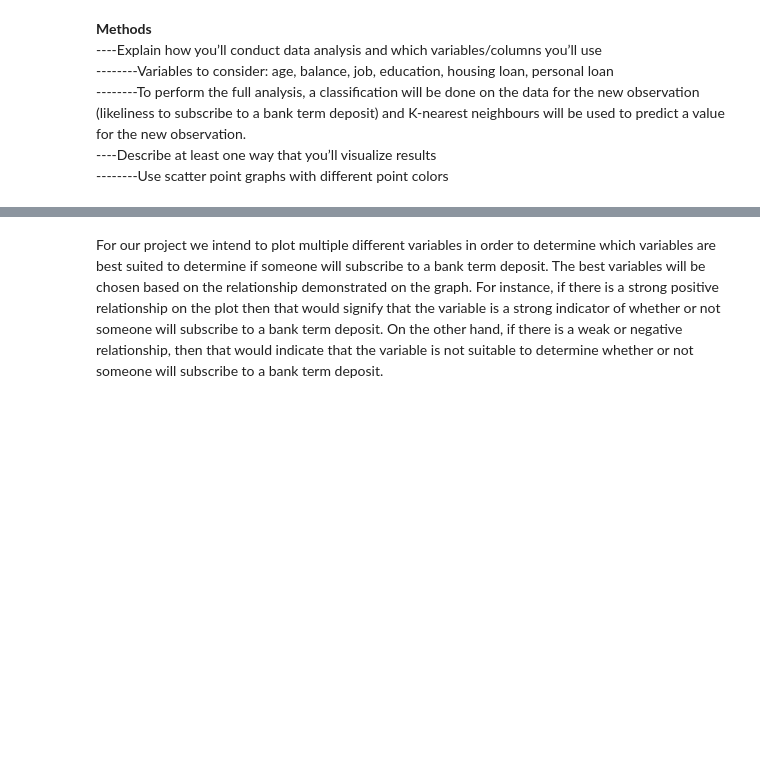
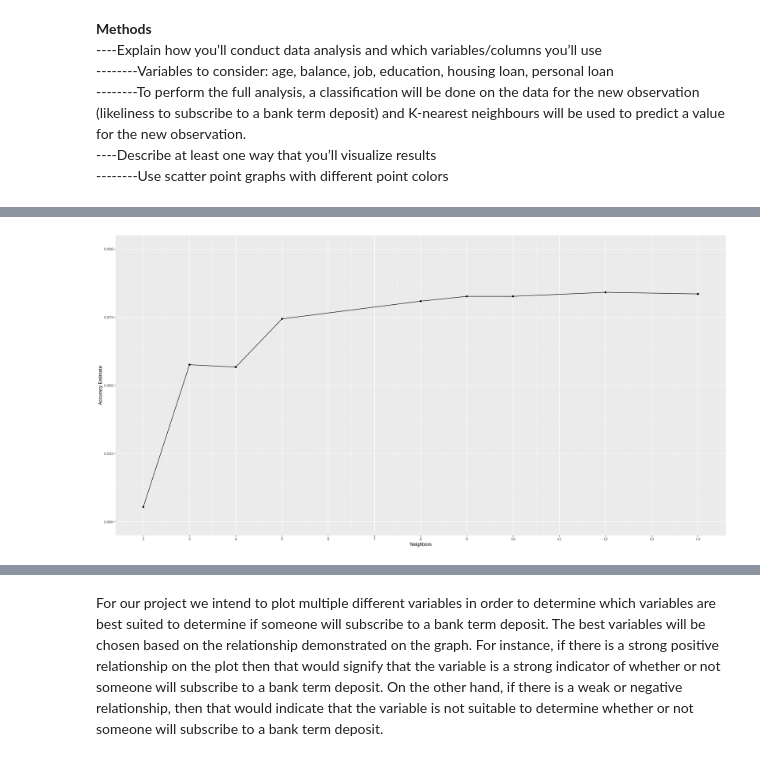
Before and after one commit to Kyungmin725/group34, a Jupyter notebook: group-project34.ipynb, the cells around one changed output, grey strips where cells are left out. Drawn from its saved outputs; the diff is of its cells as text; code cells hidden in the pictures; blank space fills up the shorter version.

```diff
--- a/group-project34.ipynb
+++ b/group-project34.ipynb
@@ -131,0 +269,22 @@ This is a sample plot demonstrating the relationship between age and yearly bala
+# %%
+set.seed(999)
+
+# We would like to choose a better K value for our K-neighbour classification model,
+# so we perform the cross-validation method on our training set.
+# We choose to perform 5-fold cross-validation because 10-fold is too time consuming.
+bank_vfold <- vfold_cv(bank_train, v = 5, strata = y)
+
+# Instead of specifying a specific K value we insert tune() to keep it as a changing parameter
+knn_tune <- nearest_neighbor(weight_func = "rectangular", neighbors = tune()) %>%
+    set_engine("kknn") %>%
+    set_mode("classification")
+knn_tune
+
+# Here we perform the workflow again with cross-validation method to calculate an accuracy for
+# each K value in a reasonable range, and we pick the K value that gives best accuracy
+knn_results <- workflow() %>%
+      add_recipe(bank_recipe) %>%
+      add_model(knn_tune) %>%
+      tune_grid(resamples = bank_vfold, grid = 10) %>%
+      collect_metrics()
+head(knn_results)
@@ -131,0 +308,19 @@ This is a sample plot demonstrating the relationship between age and yearly bala
+# %%
+set.seed(999)
+
+# Filter the accuracy from the .metric column
+accuracies <- knn_results %>%
+      filter(.metric=="accuracy")
+
+# Create a plot using the accuracies dataset with K value on the x-axis and estimated accuracy on the y-axis
+options(repr.plot.width = 20, repr.plot.height = 10)
+accuracy_versus_k <- ggplot(accuracies, aes(x = neighbors, y = mean))+
+      geom_point() +
+      geom_line() +
+      labs(x = "Neighbors", y = "Accuracy Estimate") +
+      scale_x_continuous(breaks = seq(0, 14, by = 1)) +  # adjusting the x-axis
+      scale_y_continuous(limits = c(0.8, 0.9)) # adjusting the y-axis
+
+accuracy_versus_k
+# %% [output]
+[figure, added]
```
Also changed, not shown: parts of 12 cells of this notebook.
